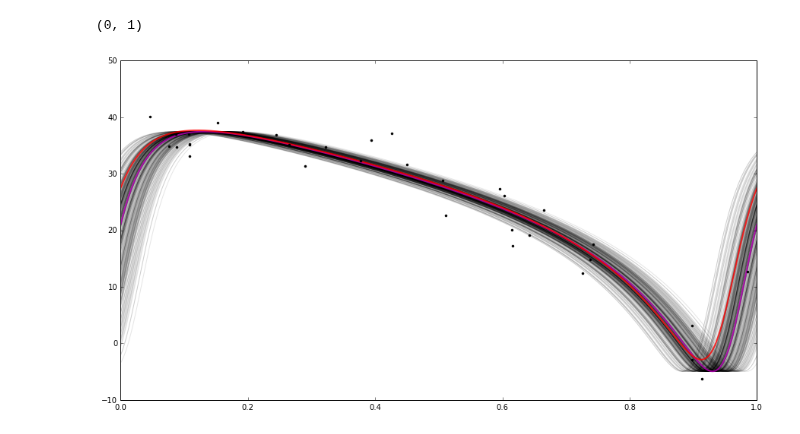
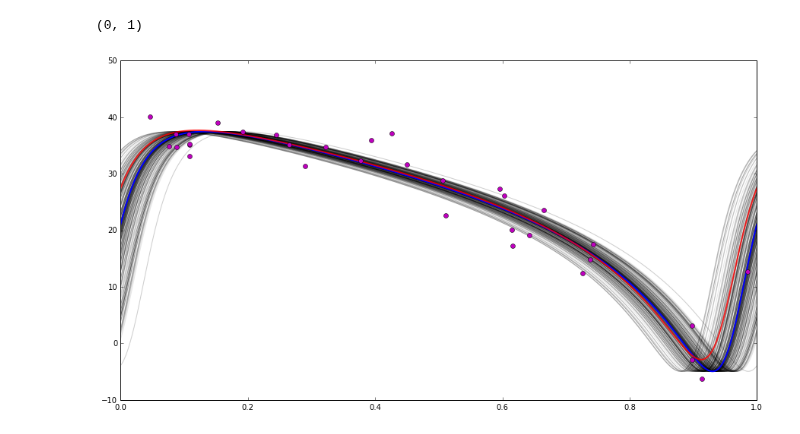
Before and after one commit to jacob-i-skinner/Orbit-Fitting, a Jupyter notebook: emcee stuff.ipynb, the cells around one changed output. Saved outputs shown, nothing was run; the diff lists cells and outputs as text; code cells hidden in the pictures.

```diff
--- a/emcee stuff.ipynb
+++ b/emcee stuff.ipynb
@@ -20,6 +20,7 @@ phases      = f.phases
 massRatio   = f.massRatio
 adjustment  = f.adjustment
 RV          = f.RV
+residuals   = f.residuals
 
 for i in range(0, len(JD)-1):
     if np.isnan(system[i][1]):
@@ -69,8 +70,8 @@ def probability(mass_ratio, RVp, RVs, initial_guess):
         return -np.inf
     return con + likelihood(mass_ratio, RVp, RVs, initial_guess)
 
-ndim, nwalkers = 6, 2000
+ndim, nwalkers = 6, 200
 pos = [initial_guess + 1e-4*np.random.randn(ndim) for i in range(nwalkers)]
-sampler = emcee.EnsembleSampler(nwalkers, ndim, probability, args=(mass_ratio, RVp, RVs))
+sampler = emcee.EnsembleSampler(nwalkers, ndim, probability, args=(mass_ratio, RVp, RVs), threads = 4)
 sampler.run_mcmc(pos, 5000)
 # %% [output]
@@ -101,20 +103,20 @@ fig = corner.corner(samples, labels=["$K$", "$e$", "$\omega$", "$T$", "$P$", "$\
 # %%
-x = np.linspace(0, parameters[4], num=1000)
+x = np.linspace(0, 15.800905, num=1000)
 plt.figure(figsize=(15,8))
 for K, e, w, T, P, y in samples[np.random.randint(len(samples), size=300)]:
     parameters = K, e, w, T, P, y
     primary = RV(x, mass_ratio, parameters)[0]
     plt.plot(x/parameters[4], RV(x, mass_ratio, parameters)[0], color="k", alpha=0.1)
 
-plt.plot(x/parameters[4], RV(x, mass_ratio, initial_guess)[0], color="m", lw=2, alpha=0.8) #initial guess curve
+plt.plot(x/parameters[4], RV(x, mass_ratio, initial_guess)[0], color="b", lw=2) #initial guess curve
 
 primary = RV(x, mass_ratio, [20.28, 0.568, 4.047, 47433.507, 15.800905, 24.52])[0]
 plt.plot(x/15.800905, primary, color="r", lw=2, alpha=0.8) #Czekala et al. result
 
-plt.plot(phases(15.800905, 0, JDp), RVp, 'k.') #data phased to initial guess period
+plt.plot(phases(15.800905, 0, JDp), RVp, 'mo') #data phased to initial guess period
 plt.xlim(0,1)
 
 #I'm curious why the semiamplitude doesn't seem to be changing much during the MCMC process
 # %% [output]
 (0, 1)
-[figure, old version]
+[figure, new version]
```
Also changed, not shown: parts of 2 cells of this notebook, 3 other files.
